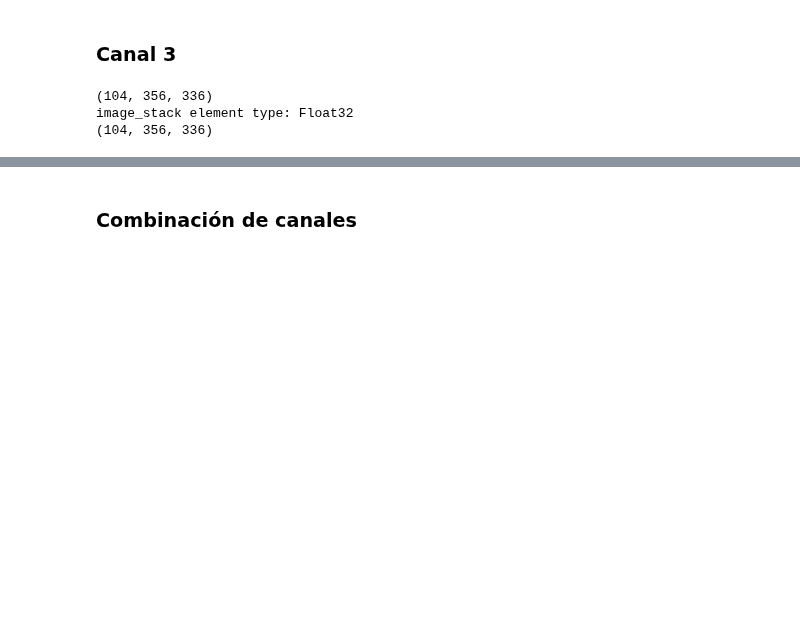
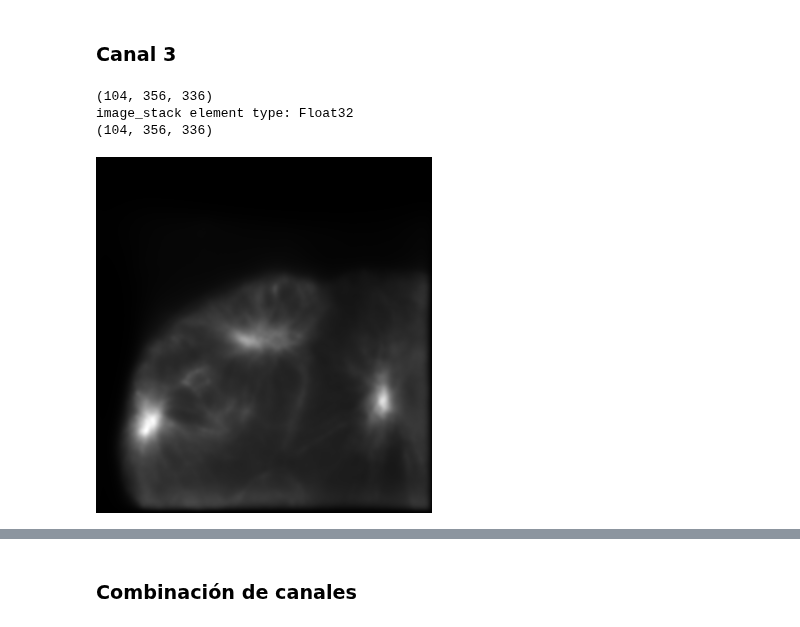
Before and after one commit to Jimena163/TFGNotebook, a Jupyter notebook: 3D_Julia_MAC.ipynb, the cells around one changed output, grey strips where cells are left out. Cells and saved outputs as stored; diff of their text form; code cells hidden in the pictures; blank space fills up the shorter version.

```diff
--- a/3D_Julia_MAC.ipynb
+++ b/3D_Julia_MAC.ipynb
@@ -338,5 +344,7 @@ canal3_res = richardson_lucy_iterative(image_stack3, ifftshift(psf_stack3), regu
 # %%
 colorview(Gray, canal3_res[52,:,:]/maximum(canal3_res[52,:,:]))
 
-save("deconvolved_CElegans_Julia_CANAL3.png", canal3_res[52,:,:]/maximum(canal3_res[52,:,:]))
+#save("deconvolved_CElegans_Julia_CANAL3.png", canal3_res[52,:,:]/maximum(canal3_res[52,:,:]))
+# %% [output]
+[figure, added]
 # %%
```
Also changed, not shown: parts of 5 cells of this notebook.
